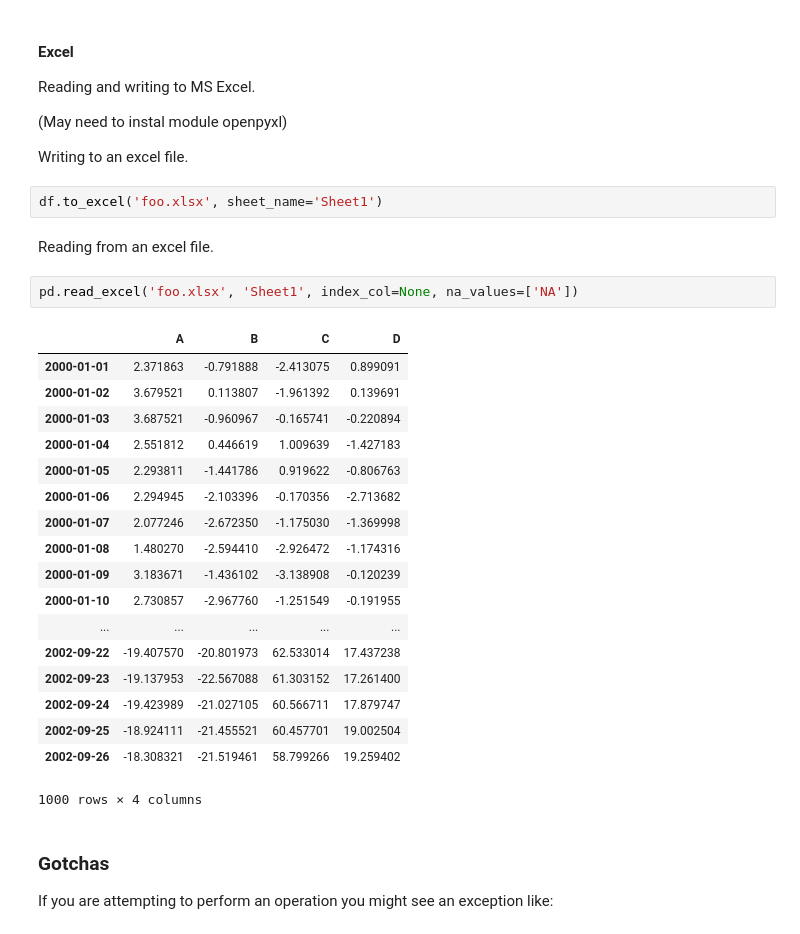
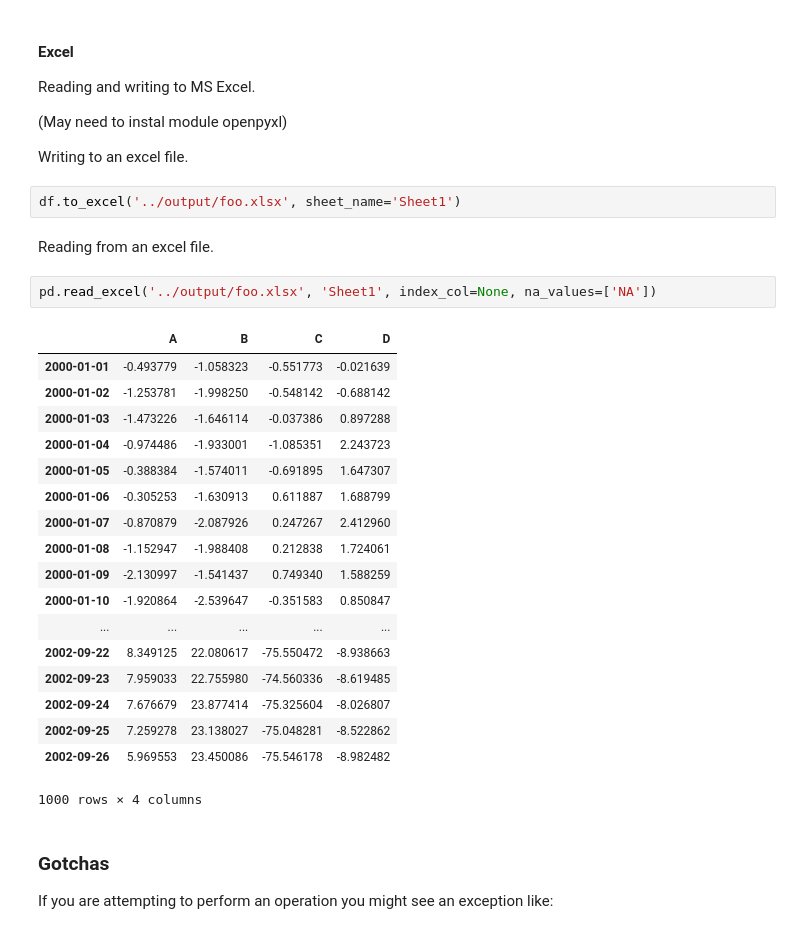
Before and after one commit to johnzyin/PyML, a Jupyter notebook: notebooks/numtools03.ipynb, the cells around one changed output. Drawn from its saved outputs; the diff is of its cells as text.

```diff
--- a/notebooks/numtools03.ipynb
+++ b/notebooks/numtools03.ipynb
@@ -1161,29 +1162,29 @@ Reading and writing to MS Excel.
 
 Writing to an excel file.
 # %%
-df.to_excel('foo.xlsx', sheet_name='Sheet1')
+df.to_excel('../output/foo.xlsx', sheet_name='Sheet1')
 # %% [markdown]
 Reading from an excel file.
 # %%
-pd.read_excel('foo.xlsx', 'Sheet1', index_col=None, na_values=['NA'])
+pd.read_excel('../output/foo.xlsx', 'Sheet1', index_col=None, na_values=['NA'])
 # %% [output]
 |  | A | B | C | D |
-| 2000-01-01 | 2.371863 | -0.791888 | -2.413075 | 0.899091 |
-| 2000-01-02 | 3.679521 | 0.113807 | -1.961392 | 0.139691 |
-| 2000-01-03 | 3.687521 | -0.960967 | -0.165741 | -0.220894 |
-| 2000-01-04 | 2.551812 | 0.446619 | 1.009639 | -1.427183 |
-| 2000-01-05 | 2.293811 | -1.441786 | 0.919622 | -0.806763 |
-| 2000-01-06 | 2.294945 | -2.103396 | -0.170356 | -2.713682 |
-| 2000-01-07 | 2.077246 | -2.672350 | -1.175030 | -1.369998 |
-| 2000-01-08 | 1.480270 | -2.594410 | -2.926472 | -1.174316 |
-| 2000-01-09 | 3.183671 | -1.436102 | -3.138908 | -0.120239 |
-| 2000-01-10 | 2.730857 | -2.967760 | -1.251549 | -0.191955 |
+| 2000-01-01 | -0.493779 | -1.058323 | -0.551773 | -0.021639 |
+| 2000-01-02 | -1.253781 | -1.998250 | -0.548142 | -0.688142 |
+| 2000-01-03 | -1.473226 | -1.646114 | -0.037386 | 0.897288 |
+| 2000-01-04 | -0.974486 | -1.933001 | -1.085351 | 2.243723 |
+| 2000-01-05 | -0.388384 | -1.574011 | -0.691895 | 1.647307 |
+| 2000-01-06 | -0.305253 | -1.630913 | 0.611887 | 1.688799 |
+| 2000-01-07 | -0.870879 | -2.087926 | 0.247267 | 2.412960 |
+| 2000-01-08 | -1.152947 | -1.988408 | 0.212838 | 1.724061 |
+| 2000-01-09 | -2.130997 | -1.541437 | 0.749340 | 1.588259 |
+| 2000-01-10 | -1.920864 | -2.539647 | -0.351583 | 0.850847 |
 | ... | ... | ... | ... | ... |
-| 2002-09-22 | -19.407570 | -20.801973 | 62.533014 | 17.437238 |
-| 2002-09-23 | -19.137953 | -22.567088 | 61.303152 | 17.261400 |
-| 2002-09-24 | -19.423989 | -21.027105 | 60.566711 | 17.879747 |
-| 2002-09-25 | -18.924111 | -21.455521 | 60.457701 | 19.002504 |
-| 2002-09-26 | -18.308321 | -21.519461 | 58.799266 | 19.259402 |
+| 2002-09-22 | 8.349125 | 22.080617 | -75.550472 | -8.938663 |
+| 2002-09-23 | 7.959033 | 22.755980 | -74.560336 | -8.619485 |
+| 2002-09-24 | 7.676679 | 23.877414 | -75.325604 | -8.026807 |
+| 2002-09-25 | 7.259278 | 23.138027 | -75.048281 | -8.522862 |
+| 2002-09-26 | 5.969553 | 23.450086 | -75.546178 | -8.982482 |
 1000 rows × 4 columns
 # %% [markdown]
 ### Gotchas
```
Also changed, not shown: parts of 73 cells of this notebook, 6 other files.
